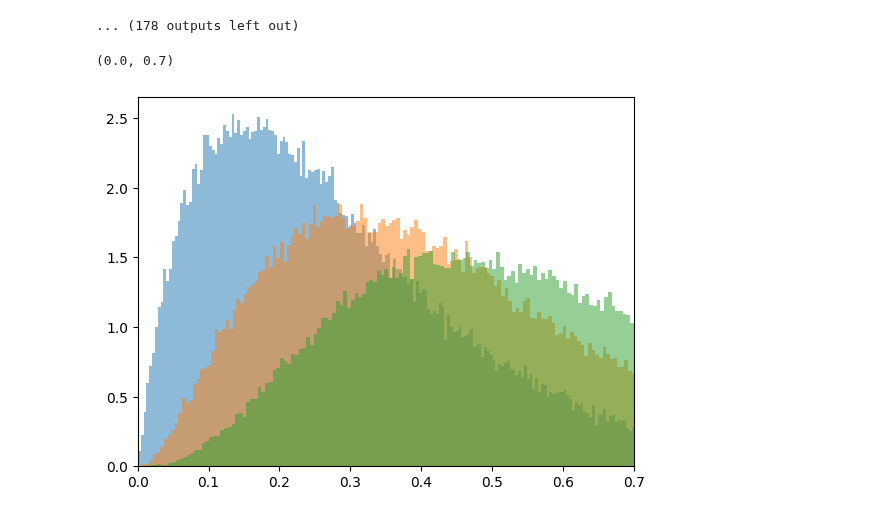
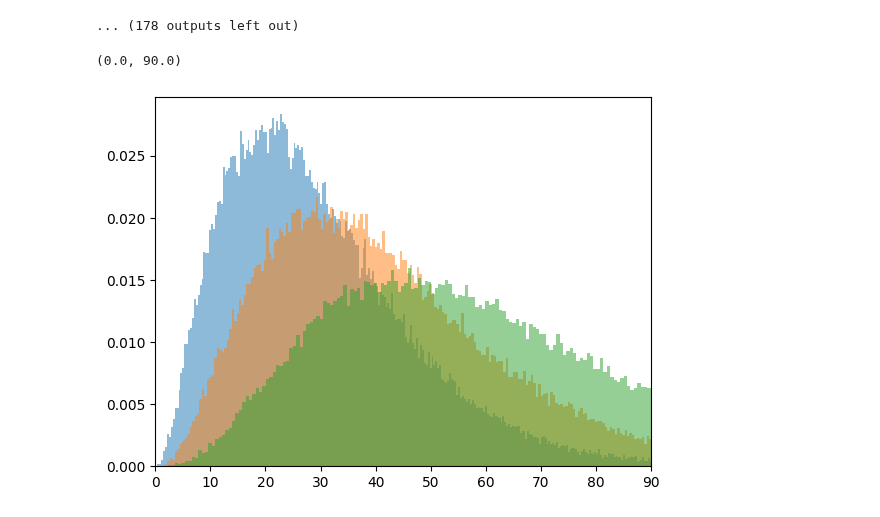
Before and after one commit to psaegert/bcnf, a Jupyter notebook: experimental/test_prior_estimation.ipynb, the cells around one changed output. Cells and saved outputs as stored; diff of their text form; code cells hidden in the pictures.

```diff
--- a/experimental/test_prior_estimation.ipynb
+++ b/experimental/test_prior_estimation.ipynb
@@ -134,17 +134,17 @@ for i in range(df.shape[1]):
 # %%
 import numpy as np
 import matplotlib.pyplot as plt
 
 # test different gamma functions
 
-x = np.random.gamma(2, 0.15, 100000)
-y = np.random.gamma(3, 0.15, 100000)
-z = np.random.gamma(4, 0.15, 100000)
+x = np.random.gamma(3, 10, 100000)
+y = np.random.gamma(3.5, 12, 100000)
+z = np.random.gamma(4, 15, 100000)
 
 plt.hist(x, bins=500, density=True, alpha=0.5);
 plt.hist(y, bins=500, density=True, alpha=0.5);
 plt.hist(z, bins=500, density=True, alpha=0.5);
-plt.xlim(0, 0.7)
+plt.xlim(0, 90)
 # %% [output]
-(0.0, 0.7)
+(0.0, 90.0)
-[figure, old version]
+[figure, new version]
```
Also changed, not shown: parts of 2 cells of this notebook, 3 other files.
